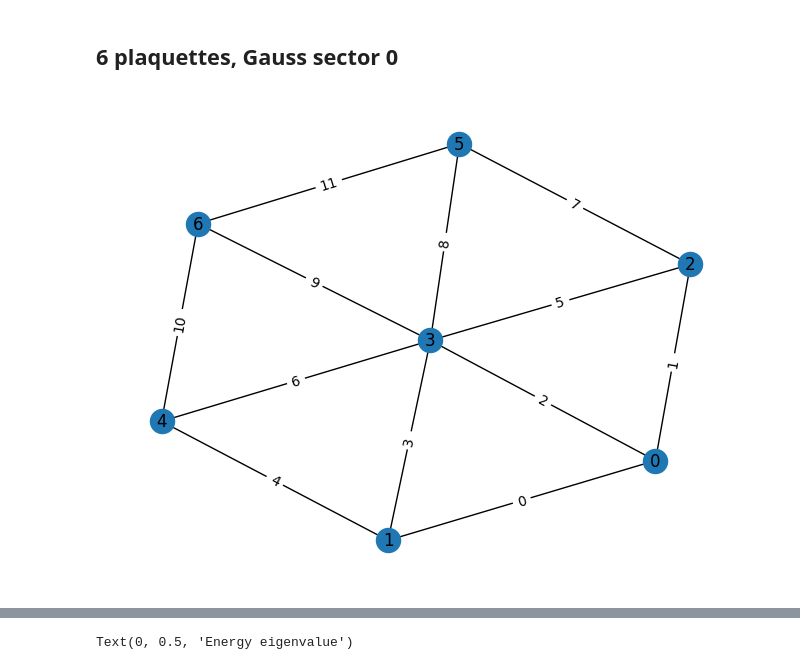
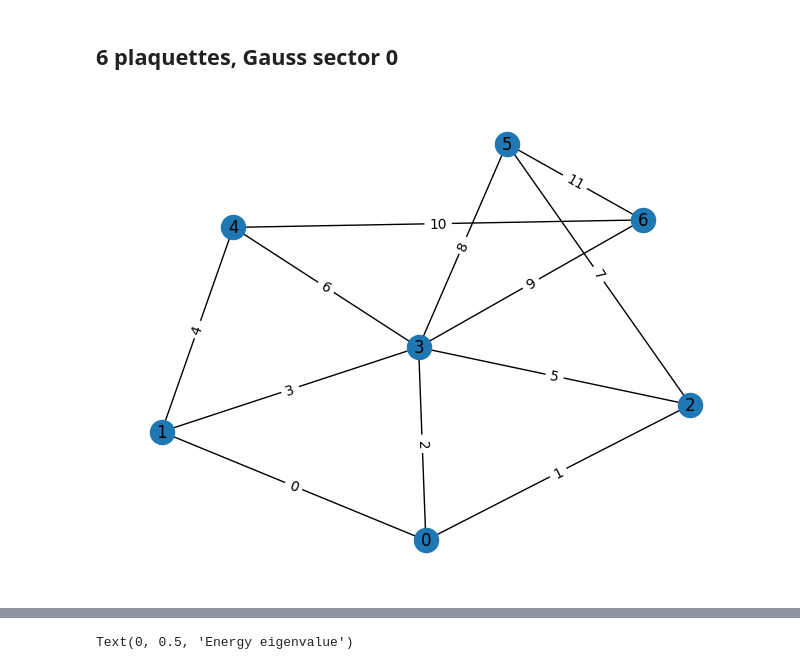
Before and after one commit to UTokyo-ICEPP/heavyhex-qft, a Jupyter notebook: notebooks/triangular_z2.ipynb, the cells around one changed output, grey strips where cells are left out. Drawn from its saved outputs; the diff is of its cells as text; code cells hidden in the pictures.

Commit message:
draw functions in the lattice class

```diff
--- a/notebooks/triangular_z2.ipynb
+++ b/notebooks/triangular_z2.ipynb
@@ -55,11 +54,11 @@ plt.grid(True, axis='y')
 # %%
 configuration = '''
  * *
 * * *
  * *
 '''
 lattice = TriangularZ2Lattice(configuration)
 
-rx.visualization.mpl_draw(lattice.graph, with_labels=True, labels=str, edge_labels=str)
+lattice.draw_graph()
 # %% [output]
-[figure, old version]
+[figure, new version]
```
Also changed, not shown: parts of 7 cells of this notebook, 1 other file.
